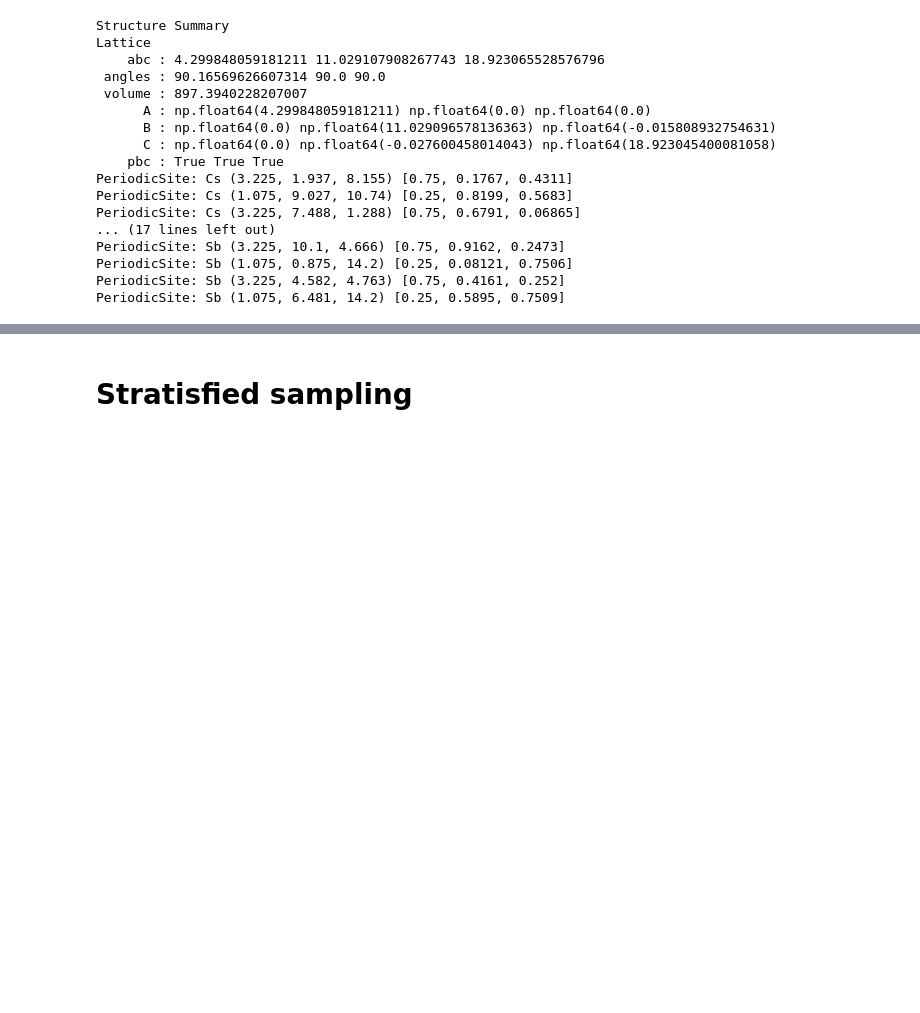
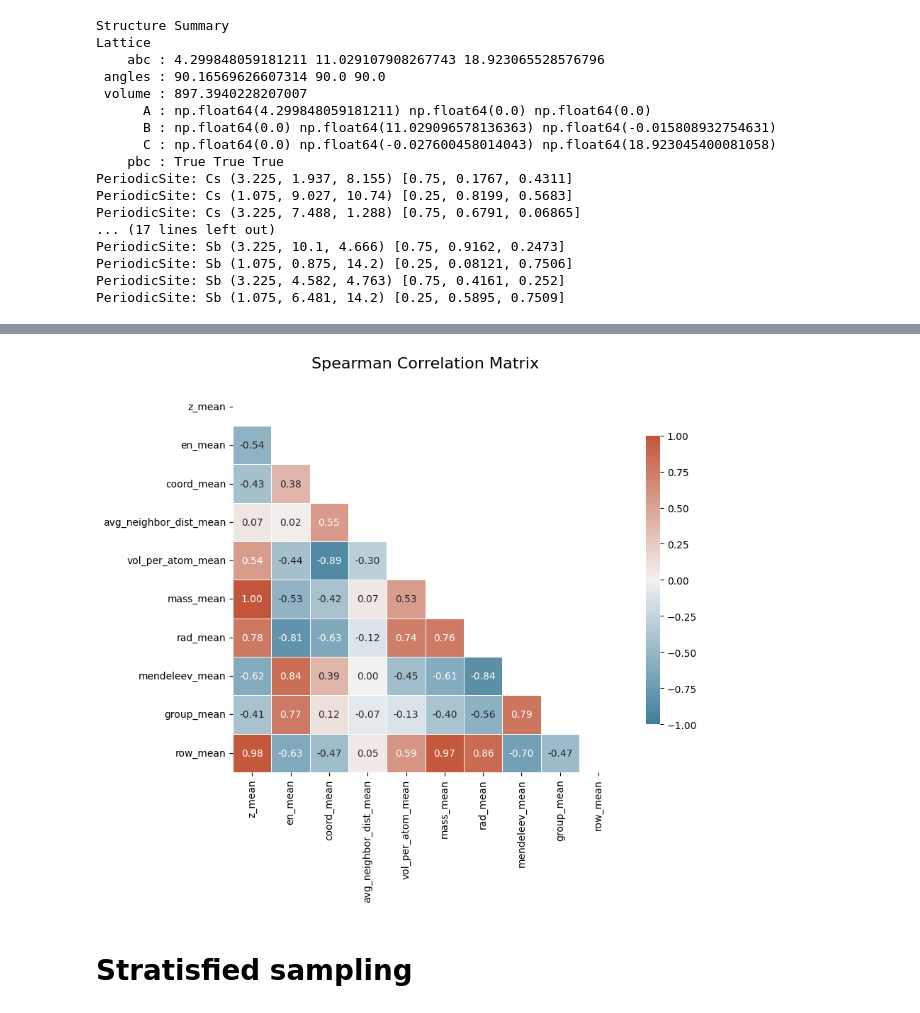
Before and after one commit to karlfindhansen/Non-Euclidean-Distances-in-Molecular-Representation, a Jupyter notebook: notebooks/Materials Project/analysis/materials_project_analysis.ipynb, the cells around one changed output, grey strips where cells are left out. Cells and saved outputs as stored; diff of their text form; code cells hidden in the pictures; blank space fills up the shorter version.

```diff
--- a/notebooks/Materials Project/analysis/materials_project_analysis.ipynb
+++ b/notebooks/Materials Project/analysis/materials_project_analysis.ipynb
@@ -174,0 +177,83 @@ show([atoms_super], mode="structure")
+# %%
+from pathlib import Path
+import pandas as pd
+import numpy as np
+import seaborn as sns
+import matplotlib.pyplot as plt
+import polars as pl
+from loguru import logger
+
+from src.datasets import MaterialsProject # Make sure these imports match your structure
+from scripts.materials_project.evaluation_pipeline import build_invariant_matrix
+
+def plot_invariant_feature_correlation(
+    df: pl.DataFrame,
+    output_dir: Path = Path("figures/materials/features"),
+):
+    """
+    Extracts aggregated invariant features (MEANS ONLY), computes their
+    Spearman correlation, and plots a heatmap.
+    """
+    feature_keys = [
+        "z", "en", "coord", "avg_neighbor_dist", "vol_per_atom",
+        "mass", "rad", "mendeleev", "group", "row"
+    ]
+
+    logger.info(f"Extracting features for correlation matrix: {feature_keys}")
+
+    # 1. Extract the N x (2*D) feature matrix and convert to numpy
+    feature_matrix = np.array(build_invariant_matrix(df, aggregated=True, feature_keys=feature_keys))
+
+    # Slice to keep ONLY the first half of the columns (the means)
+    num_features = len(feature_keys)
+    mean_matrix = feature_matrix[:, :num_features]
+
+    # 2. Map the column names (only means now)
+    col_names = [f"{k}_mean" for k in feature_keys]
+
+    # 3. Convert to Pandas for easy correlation calculation
+    feat_df = pd.DataFrame(mean_matrix, columns=col_names)
+
+    # Calculate Spearman correlation (better for non-linear/ordinal features)
+    corr = feat_df.corr(method="spearman")
+
+    # 4. Plotting setup (Slightly smaller figure since we have fewer features)
+    plt.figure(figsize=(10, 8))
+
+    # Create a mask to hide the upper triangle (prevents mirrored redundant data)
+    mask = np.triu(np.ones_like(corr, dtype=bool))
+
+    # Custom diverging colormap
+    cmap = sns.diverging_palette(230, 20, as_cmap=True)
+
+    sns.heatmap(
+        corr,
+        mask=mask,
+        cmap=cmap,
+        vmax=1.0,
+        vmin=-1.0,
+        center=0,
+        annot=True,     # Show the correlation numbers
+        fmt=".2f",      # Format to 2 decimal places
+        annot_kws={"size": 10}, # Increased text size for better readability
+        square=True,
+        linewidths=.5,
+        cbar_kws={"shrink": .75}
+    )
+
+    plt.title("Spearman Correlation Matrix", fontsize=16, pad=20)
+    plt.tight_layout()
+
+    # Save it
+    out_path = output_dir / "invariant_features_correlation_means.png"
+    out_path.parent.mkdir(parents=True, exist_ok=True)
+    plt.savefig(out_path, dpi=300, bbox_inches="tight")
+    logger.success(f"Saved feature correlation matrix to {out_path}")
+    plt.show()
+    plt.close()
+
+if __name__ == '__main__':
+    mp = MaterialsProject()
+    df = mp.load(limit=25_000, force_fetch=False)
+    plot_invariant_feature_correlation(df)
+# %% [output]
@@ -175,3 +264,4 @@ show([atoms_super], mode="structure")
+[figure, added]
 # %% [markdown]
 # Stratisfied sampling
 # %%
```
Also changed, not shown: parts of 2 cells of this notebook, 4 other files.
